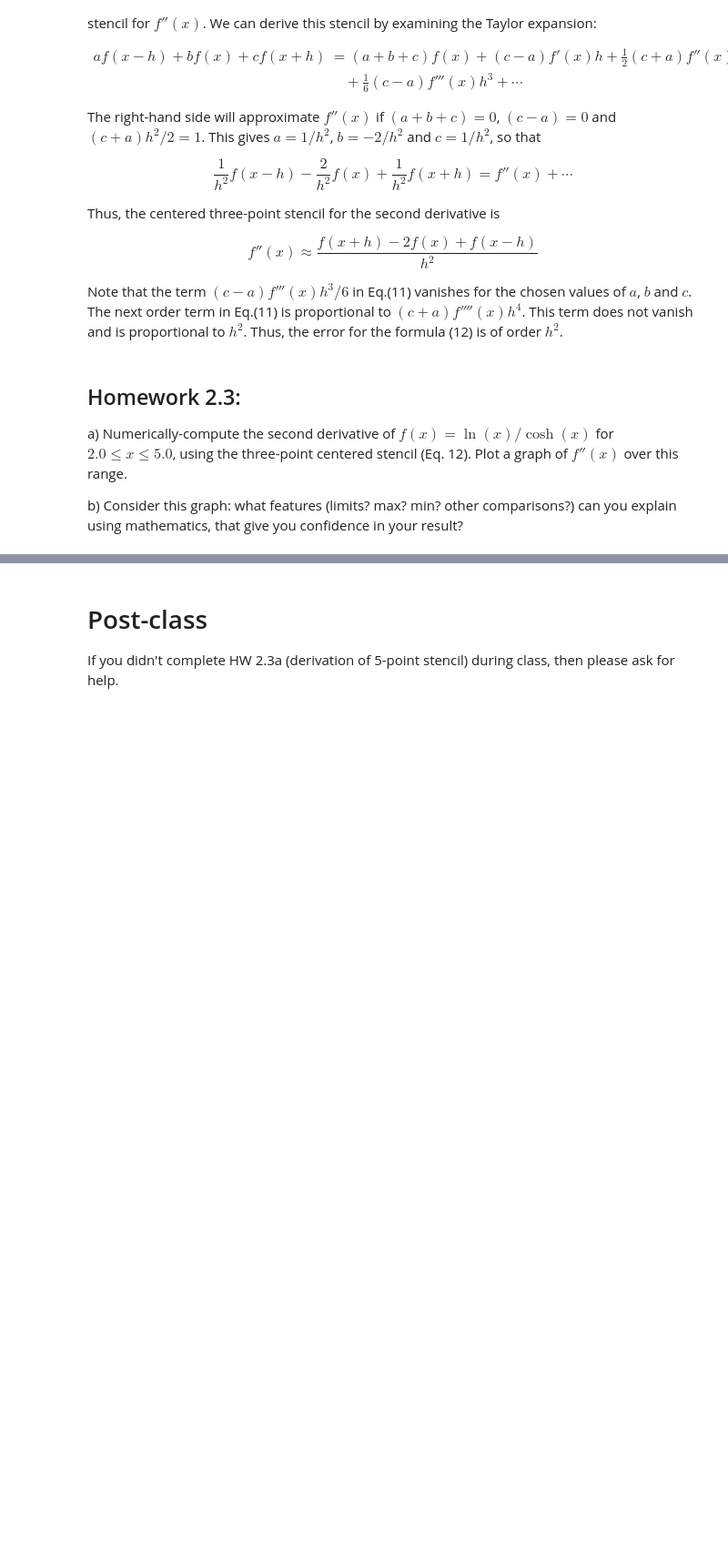
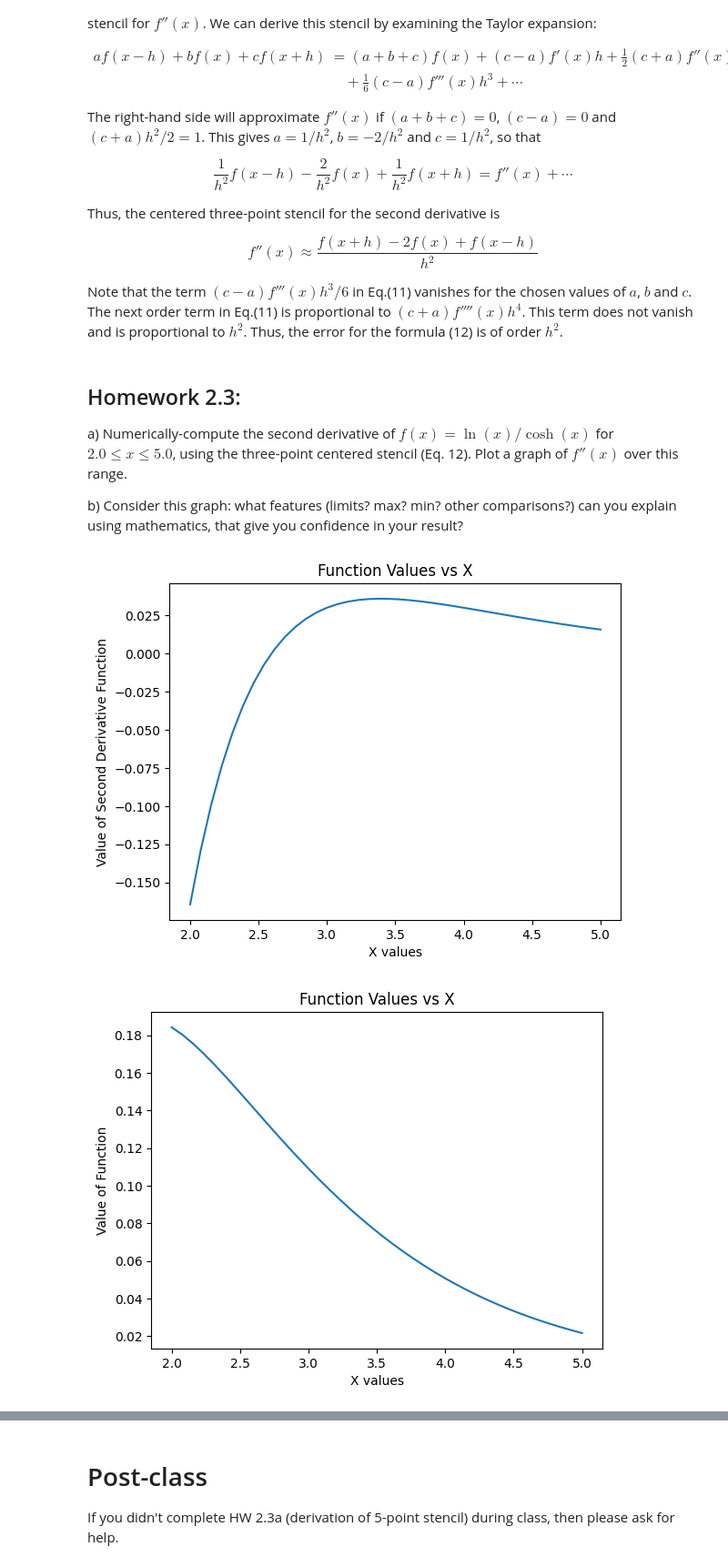
Before and after one commit to ManlyMouse/PHYS4130-S26, a Jupyter notebook: Emma Krebs/Numerical Differentiation/P2-Numerical Differentiation and Machine Error.ipynb, the cells around one changed output, grey strips where cells are left out. Shown at 91% size. Saved outputs shown, nothing was run; the diff lists cells and outputs as text; code cells hidden in the pictures; blank space fills up the shorter version.

```diff
--- a/Emma Krebs/Numerical Differentiation/P2-Numerical Differentiation and Machine Error.ipynb
+++ b/Emma Krebs/Numerical Differentiation/P2-Numerical Differentiation and Machine Error.ipynb
@@ -551,3 +692,77 @@ $a$, $b$ and $c$. The next order term in Eq.(11) is proportional to $(c+a) f''''
 a) Numerically-compute the second derivative of $f(x) = \ln(x)/\cosh(x)$ for $2.0 \le x \le 5.0$, using the three-point centered stencil (Eq. 12). Plot a graph of $f''(x)$ over this range.
 
 b) Consider this graph: what features (limits? max? min? other comparisons?) can you explain using mathematics, that give you confidence in your result?
+# %%
+from matplotlib.pyplot import cm
+
+'''
+    Definition: three_point
+    Parameters: h, values for calculated approximations, x for point of apporximation
+    Description: Central difference method where it calculates an array of values depending on the given h,
+        approximates second derivative.
+'''
+def three_point(h, x_array):
+    three_array = []
+    error_array = []
+
+    for x in x_array:
+
+        f_second_prime_value = (f_center(x+h) - 2*f_center(x) + f_center(x-h)) / h**2
+        three_array.append(f_second_prime_value)
+
+        # Then calculate the error
+        error = np.abs(f_second_prime_value - f_second_prime(x))
+        error_array.append(error)
+
+    return three_array, error_array
+
+
+'''
+    Definition: f_center
+    Parameters: x for point
+    Description: Basic function for center problem
+'''
+def f_center(x):
+    return math.log(x) / math.cosh(x)
+
+
+'''
+    Definition: f_second_prime
+    Parameters: x for point
+    Description: Derivative of second function. We actually don't need this since we didnt use the error in the end,
+        but it took me a bit to write out so it stays :<
+'''
+def f_second_prime(x):
+    return (-1/x**2)*(1/math.cosh(x)) - (1/x)*(math.sinh(x)/math.cosh(x)**2)-(1/x)*(math.sinh(x)/math.cosh(x)**2) + math.log(x)*(math.cosh(x)**2-2*math.sinh(x)**2) / math.cosh(x)**3
+
+
+x_array = np.linspace(2, 5, 40)
+h = 10**-5
+three_array, error = three_point(h, x_array)
+
+plt.plot(x_array, three_array)
+plt.xlabel("X values")
+plt.ylabel("Value of Second Derivative Function")
+plt.title("Function Values vs X")
+plt.show()
+
+# Let us compare with the original function
+y_data = [f_center(x) for x in x_array]
+
+plt.plot(x_array, y_data, label="Original Function")
+plt.xlabel("X values")
+plt.ylabel("Value of Function")
+plt.title("Function Values vs X")
+plt.show()
+
+print(
+    "We can compare the two graphs and notice how the graphs change depending on the original function. In \n"
+    "the second image we can see that our original function is concave down up until roughly 2.75 and then becomes concave \n"
+    "up. Then, in our second derivative we can see the graph switch from negative to positive, which fits our calculus description\n"
+    "of a second derivative's behavior. We can also see in the original graphed function that this degree of change is quite significant\n"
+    "until 3.5 where it stays concave up with less of a change in the slope between point to point. Our graph reflects this by having\n"
+    "and extreme peak from 2 to 3.5 as the function changes between concave up and down, and then it slowly decreases the rate of change but\n"
+    "reamins postitve.")
+# %% [output]
+[figure, added]
+[figure, added]
```
Also changed, not shown: parts of 5 cells of this notebook.
